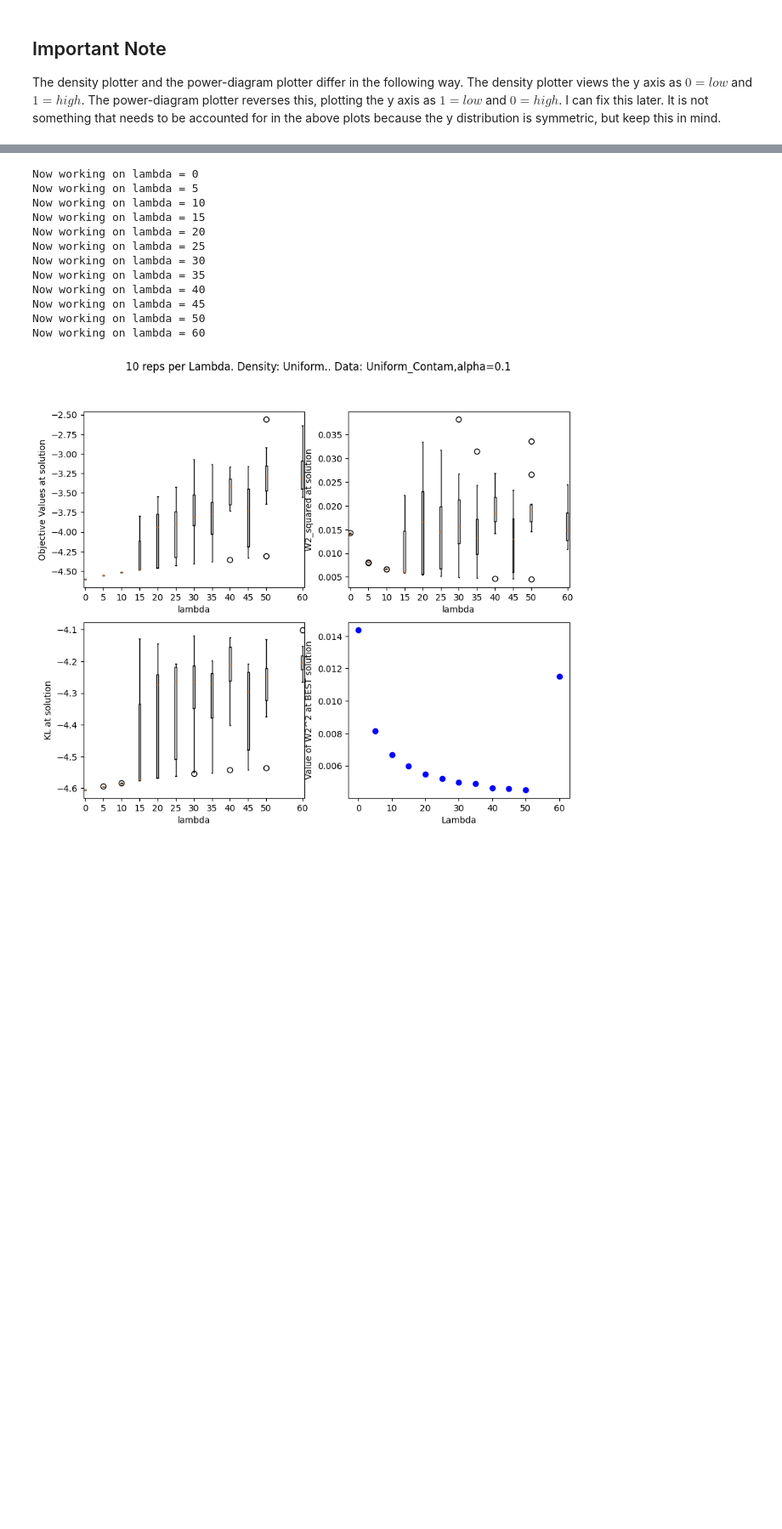
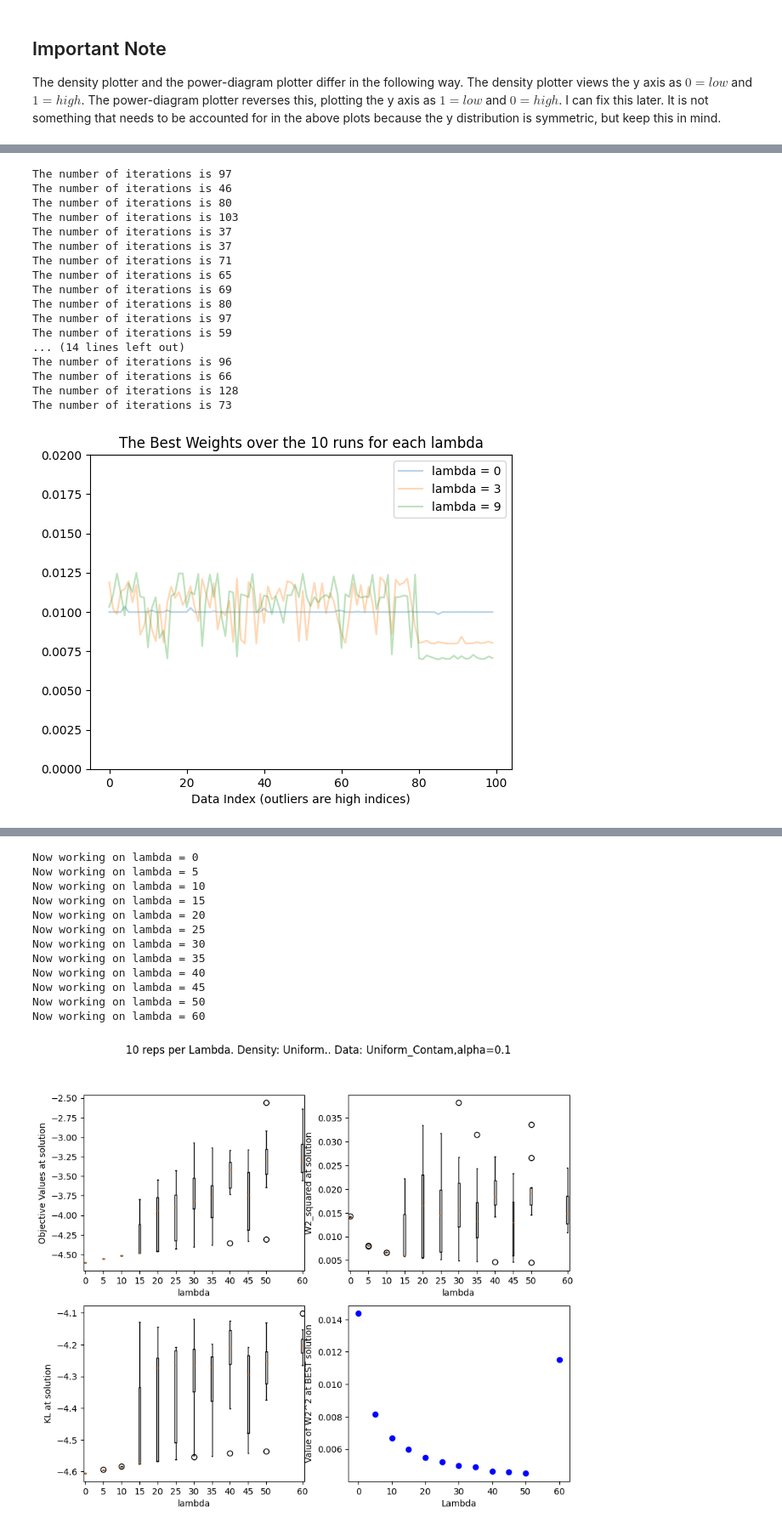
Before and after one commit to lliu426/wcETEL, a Jupyter notebook: W2_squared/tutorial.ipynb, the cells around one changed output, grey strips where cells are left out. Shown at 85% size. Cells and saved outputs as stored; diff of their text form; code cells hidden in the pictures; blank space fills up the shorter version.

```diff
--- a/W2_squared/tutorial.ipynb
+++ b/W2_squared/tutorial.ipynb
@@ -78,0 +145,40 @@ The density plotter and the power-diagram plotter differ in the following way. T
+# %%
+numWeightInit = 10
+lams = [0,3,9]
+#fig, axes = plt.subplots(len(lams),1,figsize=(4,5))
+alpha = .2
+N = 100
+plt.ylim((0,.05))
+for lam in lams:
+    N_reg = int(np.floor(N*(1-alpha)))
+    N_out = int(np.floor(N*alpha))
+    Y = np.random.uniform(0,1,N_reg)
+    Y2 = np.random.uniform(.97,1,N_out)
+    N = len(Y)+len(Y2)
+    Y = np.concatenate((Y,Y2))
+    bestWeights,objVals,wassers,klCosts = mu.mass_update_repeated_runner(Y,numWeightInit,np.ones(N),None,"absolute",.1,lam,verbose=True,traceCanvas=None,dimension=1,distr="beta",oneDimBounds=[0,1],optional_arguments=[1,1],illConditionThresh=10e10)
+    plt.plot(bestWeights,alpha=0.3,label="lambda = "+str(lam))
+    plt.title("The Best Weights over the 10 runs for each lambda")
+    plt.xlabel("Data Index (outliers are high indices)")
+    plt.ylim((0,.02))
+plt.legend()
+plt.show()
+# %% [output]
+The number of iterations is 97
+The number of iterations is 46
+The number of iterations is 80
+The number of iterations is 103
+The number of iterations is 37
+The number of iterations is 37
+The number of iterations is 71
+The number of iterations is 65
+The number of iterations is 69
+The number of iterations is 80
+The number of iterations is 97
+The number of iterations is 59
+... (14 lines left out)
+The number of iterations is 96
+The number of iterations is 66
+The number of iterations is 128
+The number of iterations is 73
+[figure, added]
```
Also changed, not shown: parts of 18 cells of this notebook, 3 other files.
